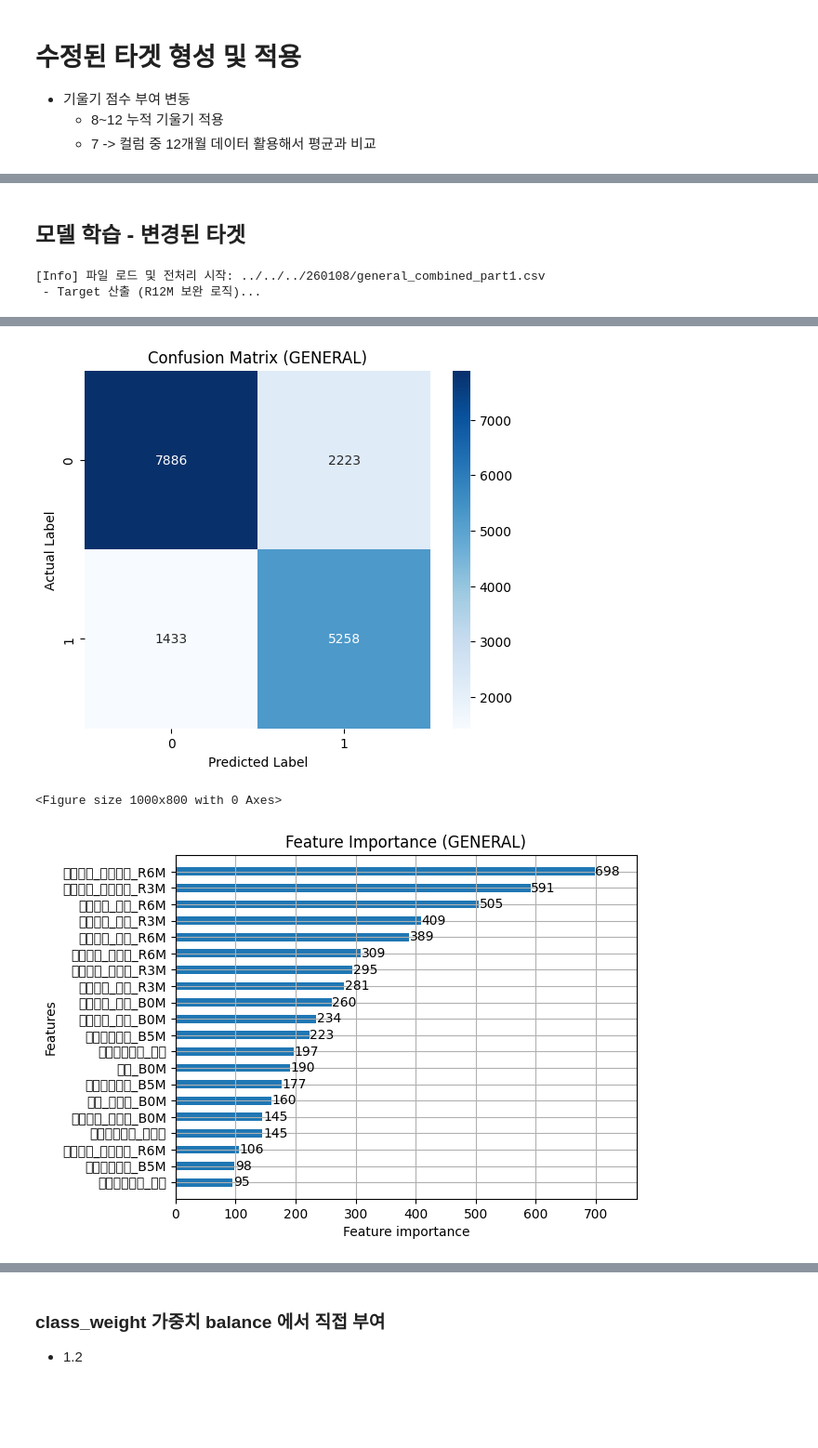
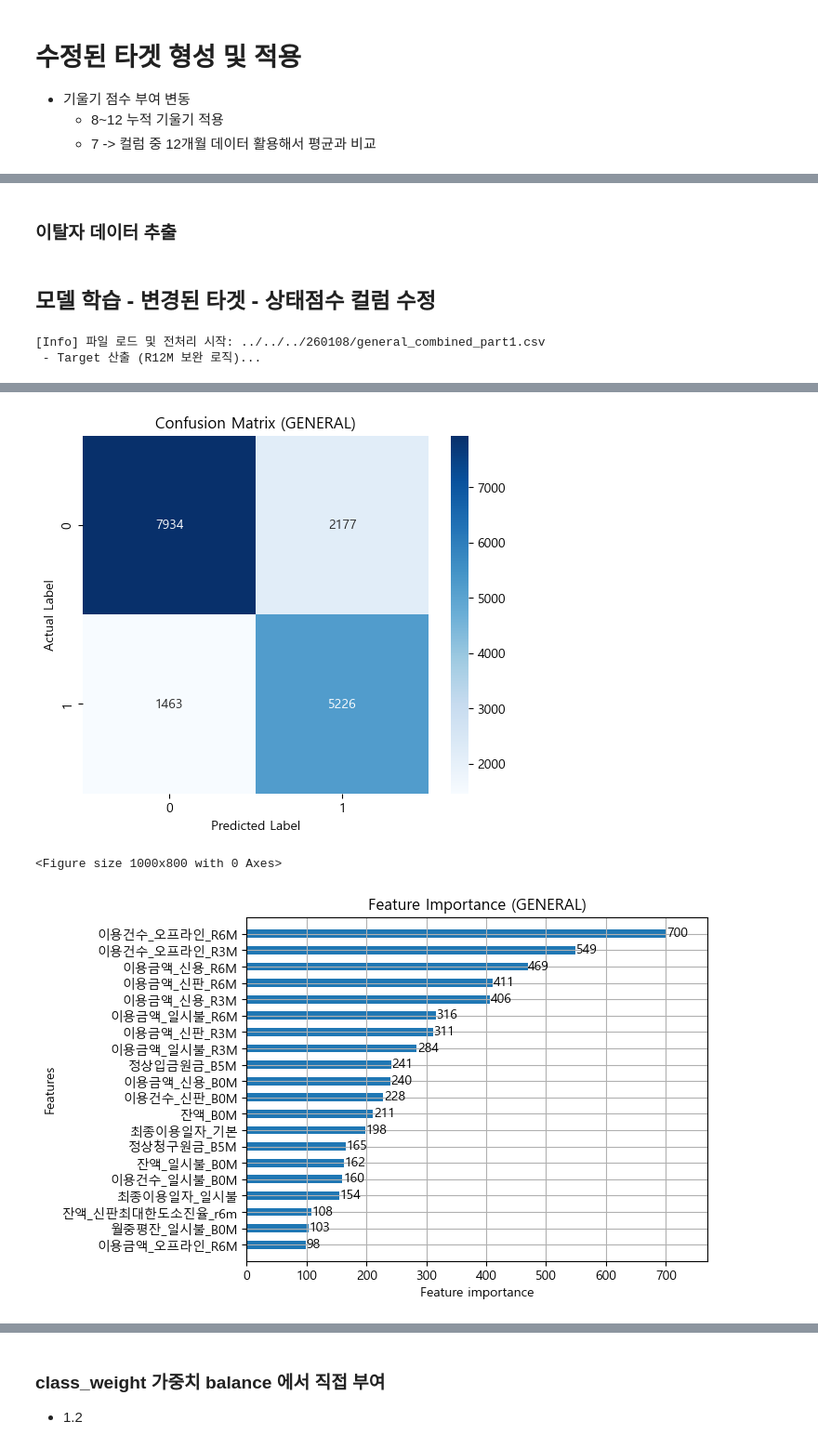
Before and after one commit to gupaul321/finance-retention-strategy, a Jupyter notebook: GENERAL/상태4종 이진분류 기울기/General_Feature_Select_run_4_kind_Model.ipynb, the cells around one changed output, grey strips where cells are left out. Shown at 93% size. Cells and saved outputs as stored; diff of their text form; code cells hidden in the pictures; blank space fills up the shorter version.

```diff
--- a/GENERAL/상태4종 이진분류 기울기/General_Feature_Select_run_4_kind_Model.ipynb
+++ b/GENERAL/상태4종 이진분류 기울기/General_Feature_Select_run_4_kind_Model.ipynb
@@ -1993,6 +1993,7 @@ COL_DATE = '기준년월'
 # 분석 변수 (Wide Format의 접미사 '_MM' 등을 뗀 순수 컬럼명 가정)
 COL_SPEND = '이용금액_신용_B0M'      # 소비
 COL_COUNT = '이용건수_신용_B0M'      # 빈도
+COL_COUNT_SPEND = '이용건수_신판_B0M' # 빈도 소비 (할부, 일시불)
 COL_BALANCE = '잔액_B0M'             # 잔액
 COL_CASH_ADV = '잔액_현금서비스_B0M' # 악성부채1
 COL_CARD_LOAN = '잔액_카드론_B0M'    # 악성부채2
@@ -2049,8 +2050,8 @@ def calculate_churn_scores(group):
             delinq_score += (get_val(COL_DELINQ, 3) * 1.0)
 
         # 3. [긍정] 활동성 점수 (Score_Activity)
-        sum_r3 = group[COL_COUNT].iloc[-3:].sum()
-        sum_r6 = group[COL_COUNT].sum()
+        sum_r3 = group[COL_COUNT_SPEND].iloc[-3:].sum()
+        sum_r6 = group[COL_COUNT_SPEND].sum()
         activity_score = ((sum_r3 * 2) - sum_r6) / (sum_r6 + 1) * 100
 
         # 4. [긍정] 자산 방어 점수 (Score_Asset)
@@ -2223,7 +2224,4 @@ def analyze_rolling_churn(file_path):
     # df_res.to_csv(save_path, index=False)
     print(f"\n✅ 상세 결과 저장 완료: {save_path}")
 
-if __name__ == "__main__":
-    # Use the test file provided in the prompt context
-    TEST_FILE = '../../../260108/general_combined_part1.csv'
-    analyze_rolling_churn(TEST_FILE)
+    return df_res,df
@@ -2250,5 +2268,7 @@ Name: count, dtype: int64
+# %% [markdown]
+### 이탈자 데이터 추출
 # %% [markdown]
-## 모델 학습 - 변경된 타겟
+## 모델 학습 - 변경된 타겟 - 상태점수 컬럼 수정
 # %%
 import pandas as pd
 import numpy as np
@@ -2269,7 +2289,8 @@ COL_DATE = '기준년월'
 
 # 분석 변수
 COL_SPEND = '이용금액_신용_B0M'      # 소비
-COL_COUNT = '이용건수_신용_B0M'      # 빈도
+COL_COUNT = '이용건수_신용_B0M'      # 빈도(카드론, 현금서비스 포함)
+COL_COUNT_SPEND = '이용건수_신판_B0M' # 소비건수 (할부+일시불)
 COL_BALANCE = '잔액_B0M'             # 잔액
 COL_CASH_ADV = '잔액_현금서비스_B0M' # 악성부채1
 COL_CARD_LOAN = '잔액_카드론_B0M'    # 악성부채2
@@ -2326,8 +2347,8 @@ def calculate_churn_scores(group):
             delinq_score += (get_val(COL_DELINQ, 3) * 1.0)
 
         # 3. [긍정] 활동성 점수 (Score_Activity)
-        sum_r3 = group[COL_COUNT].iloc[-3:].sum()
-        sum_r6 = group[COL_COUNT].sum()
+        sum_r3 = group[COL_COUNT_SPEND].iloc[-3:].sum()
+        sum_r6 = group[COL_COUNT_SPEND].sum()
         activity_score = ((sum_r3 * 2) - sum_r6) / (sum_r6 + 1) * 100
 
         # 4. [긍정] 자산 방어 점수 (Score_Asset)
@@ -2392,7 +2413,7 @@ def process_data(file_path):
 
     # 2. 컬럼 확인
     required_cols = [
-        COL_ID, COL_DATE, COL_SPEND, COL_COUNT, COL_BALANCE,
+        COL_ID, COL_DATE, COL_SPEND, COL_COUNT, COL_COUNT_SPEND, COL_BALANCE,
         COL_CASH_ADV, COL_CARD_LOAN, COL_DELINQ, COL_AVG_BAL,
         COL_SPEND_R12M, COL_COUNT_R12M
     ]
@@ -2624,17 +2645,6 @@ def process_data_and_merge(file_path):
     df_final = df_last.merge(df_scores[[COL_ID, 'Target']], on=COL_ID, how='left')
 
     return df_final
-
-if __name__ == "__main__":
-    # 파일 경로 (수정 필요)
-    TRAIN_FILE = '../../../260108/general_combined_part1.csv' # Example file
-
-    # 1. Process Data
-    df_train_final = process_data_and_merge(TRAIN_FILE)
-
-    # 2. Train Model
-    if df_train_final is not None:
-        model, res = train_eval_lgbm_general_group_split(df_train_final)
 # %% [output]
 [Info] 파일 로드 및 전처리 시작: ../../../260108/general_combined_part1.csv
  - Target 산출 (R12M 보완 로직)...
@@ -2657,4 +2667,4 @@ if __name__ == "__main__":
 weighted avg       0.79      0.78      0.78     16800
-[figure, old version]
+[figure, new version]
 <Figure size 1000x800 with 0 Axes>
-[figure, old version]
+[figure, new version]
```
Also changed, not shown: parts of 16 cells of this notebook.
